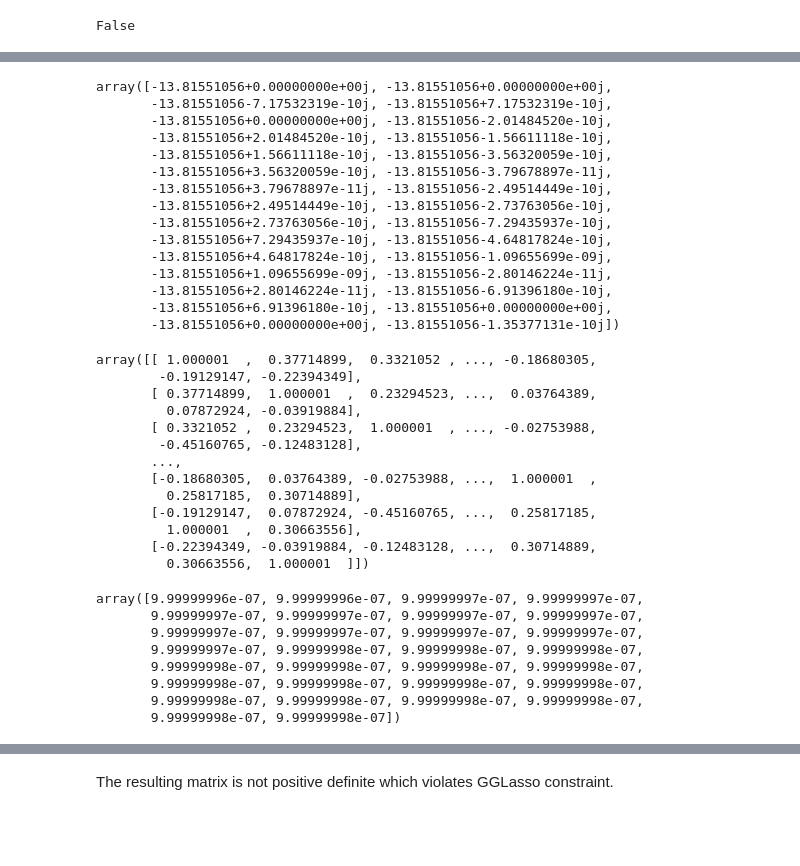
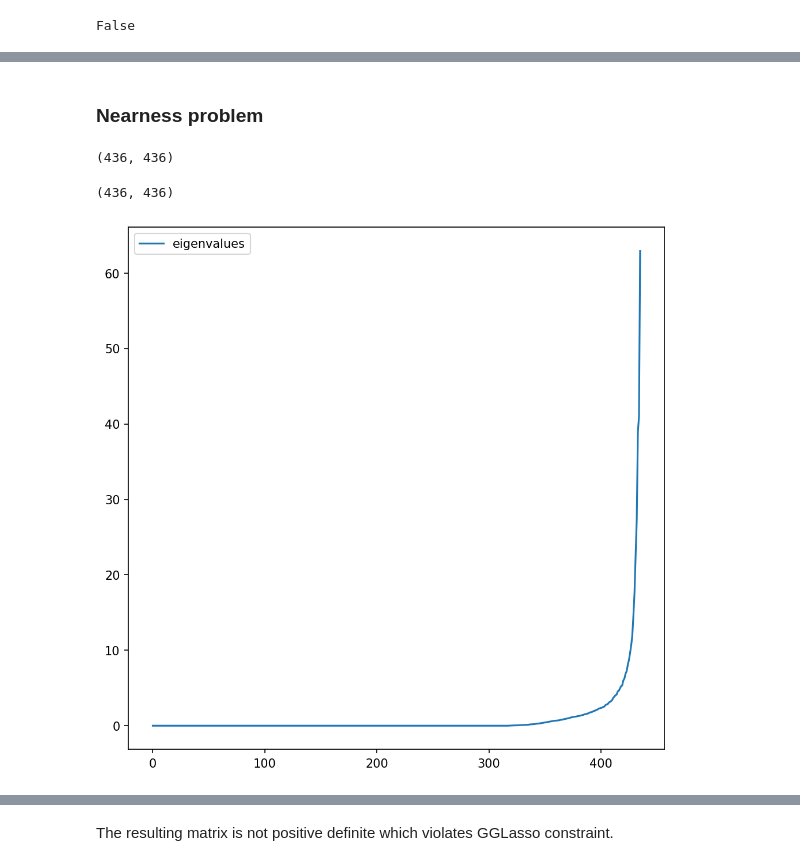
Before and after one commit to Vlasovets/brain_challenge, a Jupyter notebook: gglasso_notebook.ipynb, the cells around one changed output, grey strips where cells are left out. Drawn from its saved outputs; the diff is of its cells as text; code cells hidden in the pictures; blank space fills up the shorter version.

Commit message:
solve nearness problem

```diff
--- a/gglasso_notebook.ipynb
+++ b/gglasso_notebook.ipynb
@@ -137,0 +124,24 @@ pd.DataFrame(C[0])
+# %% [markdown]
+### Nearness problem
+# %%
+test_C = C[0]
+test_C.shape
+# %% [output]
+(436, 436)
+# %%
+tol = 1e-14
+
+#eigendecompsition for symmetric matrix
+v, r = eigh(test_C)
+
+#set very small values to 0
+v.real[abs(v.real) < tol] = 0.0
+r.real[abs(r.real) < tol] = 0.0
+
+#create diag matrix
+v = np.diag(v)
+# %%
+new_test = r@v@la.inv(r)
+new_test.shape
+# %% [output]
+(436, 436)
@@ -138,2 +152,11 @@ pd.DataFrame(C[0])
+# %%
+figure(figsize=(8, 8), dpi=150)
+
+plt.plot(v.diagonal(), label="eigenvalues")
+# plt.yscale('log')
+plt.legend()
+plt.show()
+# %% [output]
+[figure, added]
 # %%
 I = np.eye(436)
@@ -142,45 +169,0 @@ test_C = C[0] + I*0.000001
-# %%
-np.log(eigenvalues[0][0][:30])
-# %% [output]
-array([-13.81551056+0.00000000e+00j, -13.81551056+0.00000000e+00j,
-       -13.81551056-7.17532319e-10j, -13.81551056+7.17532319e-10j,
-       -13.81551056+0.00000000e+00j, -13.81551056-2.01484520e-10j,
-       -13.81551056+2.01484520e-10j, -13.81551056-1.56611118e-10j,
-       -13.81551056+1.56611118e-10j, -13.81551056-3.56320059e-10j,
-       -13.81551056+3.56320059e-10j, -13.81551056-3.79678897e-11j,
-       -13.81551056+3.79678897e-11j, -13.81551056-2.49514449e-10j,
-       -13.81551056+2.49514449e-10j, -13.81551056-2.73763056e-10j,
-       -13.81551056+2.73763056e-10j, -13.81551056-7.29435937e-10j,
-       -13.81551056+7.29435937e-10j, -13.81551056-4.64817824e-10j,
-       -13.81551056+4.64817824e-10j, -13.81551056-1.09655699e-09j,
-       -13.81551056+1.09655699e-09j, -13.81551056-2.80146224e-11j,
-       -13.81551056+2.80146224e-11j, -13.81551056-6.91396180e-10j,
-       -13.81551056+6.91396180e-10j, -13.81551056+0.00000000e+00j,
-       -13.81551056+0.00000000e+00j, -13.81551056-1.35377131e-10j])
-# %%
-test_C
-# %% [output]
-array([[ 1.000001  ,  0.37714899,  0.3321052 , ..., -0.18680305,
-        -0.19129147, -0.22394349],
-       [ 0.37714899,  1.000001  ,  0.23294523, ...,  0.03764389,
-         0.07872924, -0.03919884],
-       [ 0.3321052 ,  0.23294523,  1.000001  , ..., -0.02753988,
-        -0.45160765, -0.12483128],
-       ...,
-       [-0.18680305,  0.03764389, -0.02753988, ...,  1.000001  ,
-         0.25817185,  0.30714889],
-       [-0.19129147,  0.07872924, -0.45160765, ...,  0.25817185,
-         1.000001  ,  0.30663556],
-       [-0.22394349, -0.03919884, -0.12483128, ...,  0.30714889,
-         0.30663556,  1.000001  ]])
-# %%
-np.real(eigenvalues[0][0][:30])
-# %% [output]
-array([9.99999996e-07, 9.99999996e-07, 9.99999997e-07, 9.99999997e-07,
-       9.99999997e-07, 9.99999997e-07, 9.99999997e-07, 9.99999997e-07,
-       9.99999997e-07, 9.99999997e-07, 9.99999997e-07, 9.99999997e-07,
-       9.99999997e-07, 9.99999998e-07, 9.99999998e-07, 9.99999998e-07,
-       9.99999998e-07, 9.99999998e-07, 9.99999998e-07, 9.99999998e-07,
-       9.99999998e-07, 9.99999998e-07, 9.99999998e-07, 9.99999998e-07,
-       9.99999998e-07, 9.99999998e-07, 9.99999998e-07, 9.99999998e-07,
-       9.99999998e-07, 9.99999998e-07])
```
Also changed, not shown: parts of 9 cells of this notebook.
